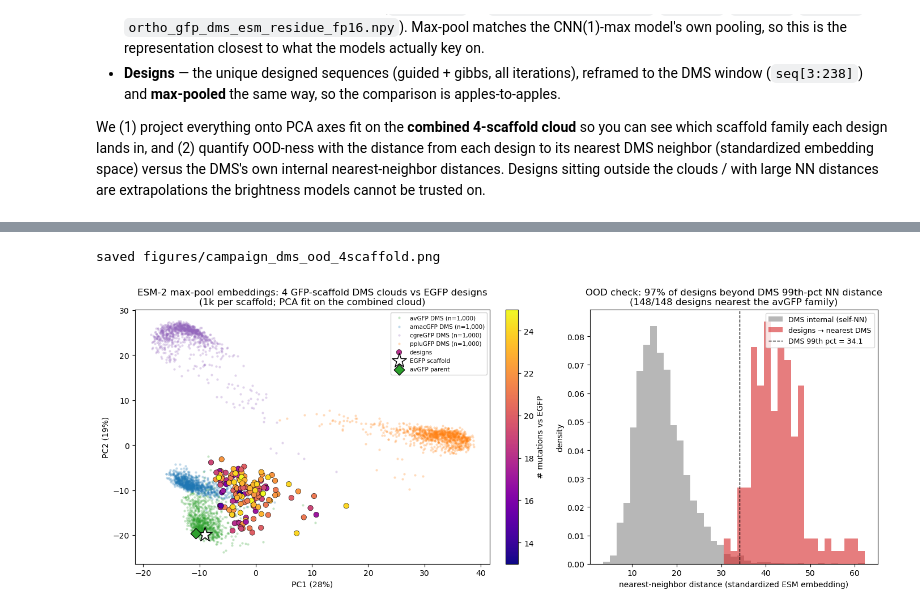
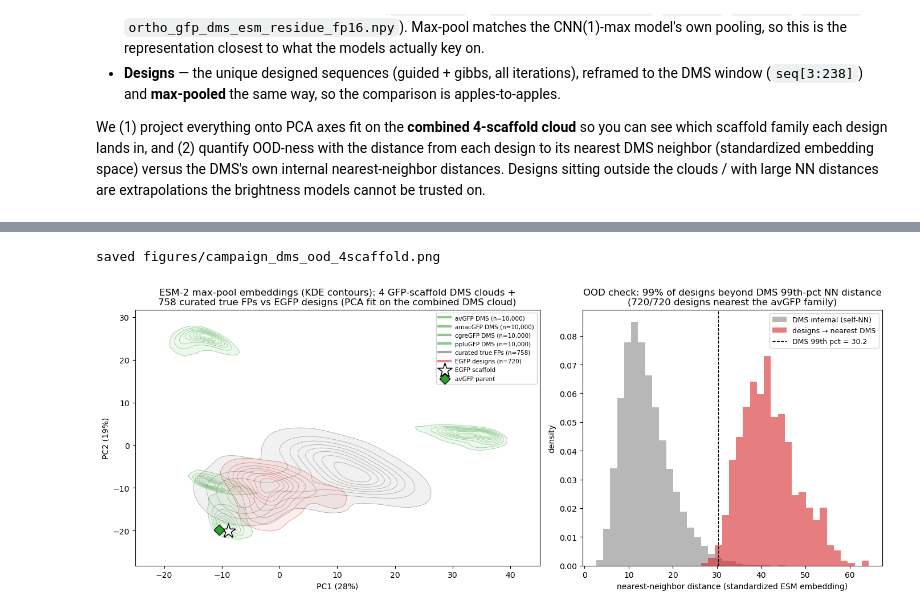
Before and after one commit to Arcadia-Science/FPguide, a Jupyter notebook: design-campaign-EGFP/visualize_campaign.ipynb, the cells around one changed output, grey strips where cells are left out. Cells and saved outputs as stored; diff of their text form; code cells hidden in the pictures.

Commit message:
updated EGFP design campaign to target mOrange and EBFP, created shortlist of design candidates

```diff
--- a/design-campaign-EGFP/visualize_campaign.ipynb
+++ b/design-campaign-EGFP/visualize_campaign.ipynb
@@ -264,19 +97,0 @@ these bars reflect genuine edits, not the original sequence.
-# %%
-n_trials_g = dfg.trial.nunique()
-s = summary_g.sort_values("best_design").reset_index(drop=True)
-y = np.arange(len(s))
-fig, ax = plt.subplots(figsize=(9, 8))
-ax.hlines(y, s["best_design"], s["scaffold_err"], color="0.8", lw=2, zorder=1)
-ax.scatter(s["scaffold_err"], y, s=45, c="lightslategray", label="scaffold (start)", zorder=2)
-ax.scatter(s["mean_design"], y, s=45, c="darkorange", label=f"mean over {n_trials_g} trials (best round each)", zorder=3)
-ax.scatter(s["best_design"], y, s=55, c="seagreen", label="best design (any round)", zorder=4)
-ax.axvline(10, ls="--", color="crimson", lw=1, label="10 nm")
-ax.set_yticks(y); ax.set_yticklabels(s["pair"], fontsize=8)
-ax.invert_yaxis()
-ax.set_xlabel("surrogate peak error to target (nm)  =  \u00bd(|\u0394ex| + |\u0394em|)")
-ax.set_title("Design error per pair — Gibbs (surrogate; each trial's best round)")
-ax.legend(fontsize=9, frameon=False)
-fig.tight_layout()
-fig.savefig(FIGDIR / "campaign_design_error_gibbs.png", dpi=130, bbox_inches="tight")
-print("saved", FIGDIR / "campaign_design_error_gibbs.png")
-plt.show()
@@ -593,41 +433,44 @@ NN-distance (standardized embedding):
 # Left: PCA of the 4 GFP-scaffold DMS clouds vs designs. Right: OOD NN-distance histograms.
 fig, (axP, axH) = plt.subplots(1, 2, figsize=(14, 5.6), gridspec_kw={"width_ratios": [1.35, 1]})
 
-# --- PCA scatter: one pale cloud per scaffold (1k each) + designs colored by mutation load ---
-SCAF_COLORS = {"avGFP": "#2ca02c", "amacGFP": "#1f77b4", "cgreGFP": "#9467bd", "ppluGFP": "#ff7f0e"}
+# --- PCA: KDE density contours per DMS scaffold (1k each) + 758 true FPs + designs by mutation load ---
+SCAF_COLORS = {s: "#2ca02c" for s in ("avGFP", "amacGFP", "cgreGFP", "ppluGFP")}  # all GFP DMS = green
 for s in SCAFFOLDS:
     m = scaf_lab == s
-    axP.scatter(P_dms[m, 0], P_dms[m, 1], s=9, c=SCAF_COLORS[s], alpha=0.28,
-                linewidths=0, zorder=1, label=f"{s} DMS (n={int(m.sum()):,})")
-scm = axP.scatter(P_des[:, 0], P_des[:, 1], c=uniq["nmut"], cmap="plasma", s=46,
-                  edgecolor="k", linewidth=0.4, zorder=3, label="designs")
+    kde_contours(axP, P_dms[m], SCAF_COLORS[s], label=f"{s} DMS (n={int(m.sum()):,})")
+kde_contours(axP, P_fp, "0.35", label=f"curated true FPs (n={P_fp.shape[0]})", zorder=2)
+kde_contours(axP, P_des, "#d62728", label=f"EGFP designs (n={P_des.shape[0]})", zorder=3)
 axP.scatter(*P_egfp[0], marker="*", s=360, c="w", edgecolor="k", linewidth=1.1,
             zorder=4, label="EGFP scaffold")
 axP.scatter(*P_par[0], marker="D", s=90, c="#2ca02c", edgecolor="k", linewidth=0.9,
             zorder=4, label="avGFP parent")
 axP.set_xlabel(f"PC1 ({pca.explained_variance_ratio_[0]*100:.0f}%)")
 axP.set_ylabel(f"PC2 ({pca.explained_variance_ratio_[1]*100:.0f}%)")
-axP.set_title("ESM-2 max-pool embeddings: 4 GFP-scaffold DMS clouds vs EGFP designs\n"
-              "(1k per scaffold; PCA fit on the combined cloud)")
-fig.colorbar(scm, ax=axP, label="# mutations vs EGFP", fraction=0.046, pad=0.04)
+axP.set_title("ESM-2 max-pool embeddings (KDE contours): 4 GFP-scaffold DMS clouds +\n"
+              "758 curated true FPs vs EGFP designs (PCA fit on the combined DMS cloud)")
+_focus = np.vstack([P_dms, P_des, P_egfp, P_par])     # zoom to the DMS+design region (true FPs may clip)
+_mx = (_focus[:, 0].max() - _focus[:, 0].min()) * 0.08
+_my = (_focus[:, 1].max() - _focus[:, 1].min()) * 0.08
+axP.set_xlim(_focus[:, 0].min() - _mx, _focus[:, 0].max() + _mx)
+axP.set_ylim(_focus[:, 1].min() - _my, _focus[:, 1].max() + _my)
 axP.legend(loc="best", fontsize=7.5, framealpha=0.9)
 
 # --- NN-distance histograms (OOD): DMS internal vs designs, per-scaffold nearest overlaid ---
 lo = min(d_dms.min(), d_des.min()); hi = max(d_dms.max(), d_des.max())
 bins = np.linspace(lo, hi, 40)
 axH.hist(d_dms, bins=bins, density=True, color="0.6", alpha=0.7, label="DMS internal (self-NN)")
 axH.hist(d_des, bins=bins, density=True, color="#d62728", alpha=0.6, label="designs \u2192 nearest DMS")
 axH.axvline(p99, ls="--", color="k", lw=1, label=f"DMS 99th pct = {p99:.1f}")
 axH.set_xlabel("nearest-neighbor distance (standardized ESM embedding)")
 axH.set_ylabel("density")
 _topscaf, _topn = Counter(nearest_scaf).most_common(1)[0]
 axH.set_title(f"OOD check: {frac_ood:.0%} of designs beyond DMS 99th-pct NN distance\n"
               f"({_topn}/{len(d_des)} designs nearest the {_topscaf} family)")
 axH.legend(fontsize=9)
 plt.tight_layout()
 fig.savefig(FIGDIR / "campaign_dms_ood_4scaffold.png", dpi=130, bbox_inches="tight")
 print("saved", FIGDIR / "campaign_dms_ood_4scaffold.png")
 plt.show()
 # %% [output]
 saved figures/campaign_dms_ood_4scaffold.png
-[figure, old version]
+[figure, new version]
```
Also changed, not shown: parts of 22 cells of this notebook, 59 other files.
